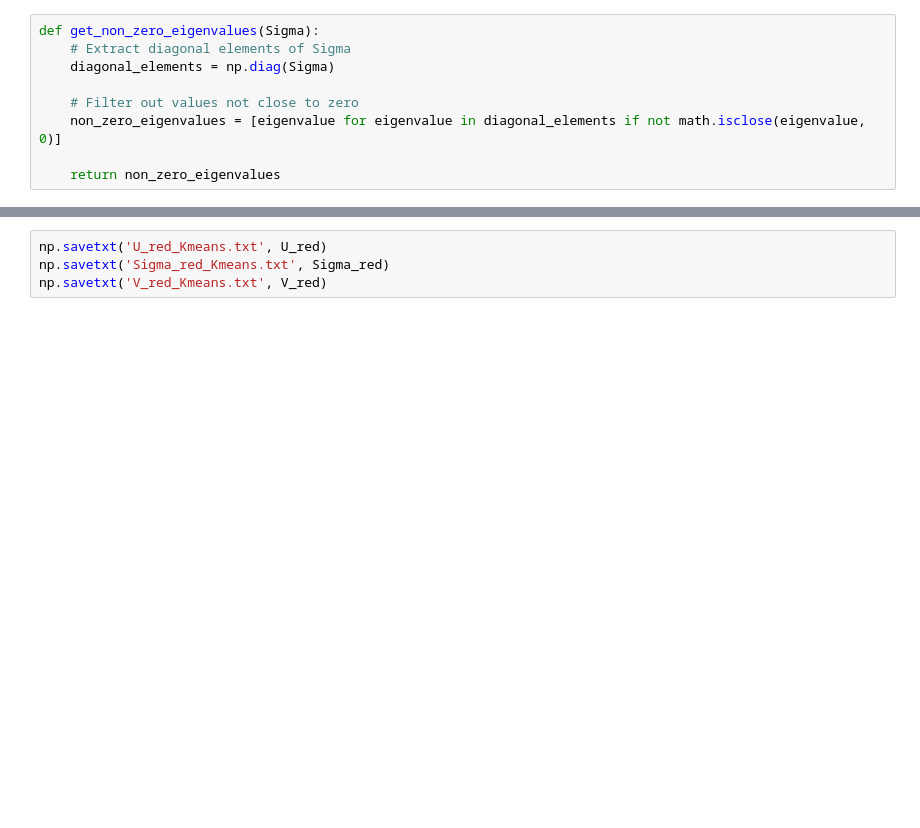
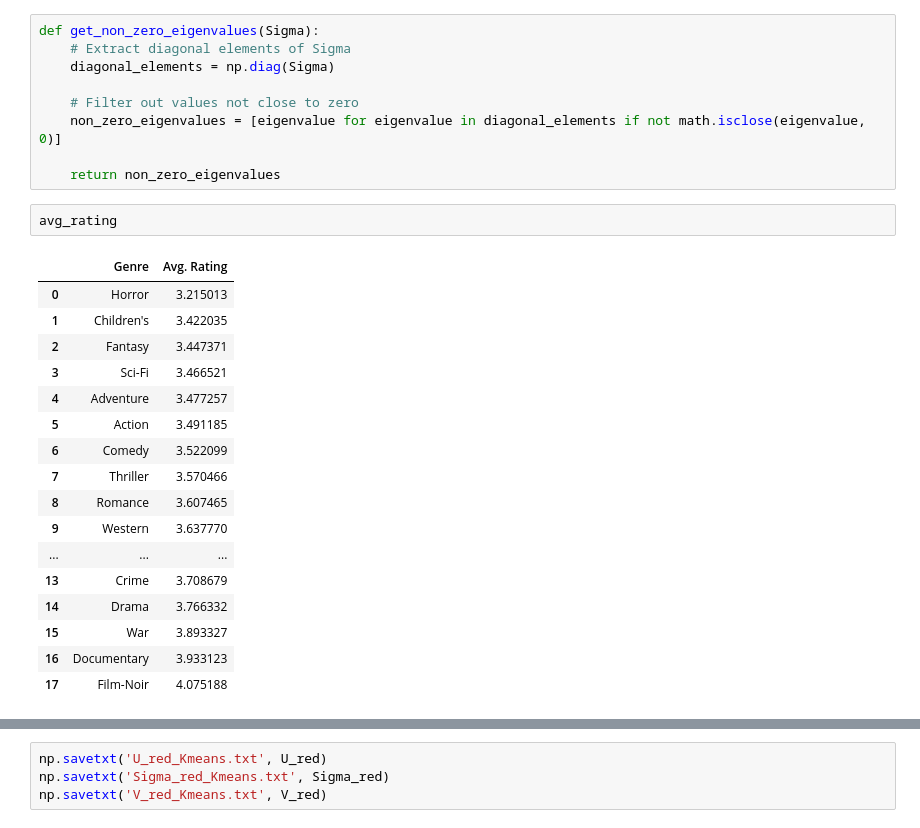
Before and after one commit to RecSys-The-Hood/MiniProject, a Jupyter notebook: SVD_Kmeans copy.ipynb, the cells around one changed output, grey strips where cells are left out. Drawn from its saved outputs; the diff is of its cells as text; blank space fills up the shorter version.

```diff
--- a/SVD_Kmeans copy.ipynb
+++ b/SVD_Kmeans copy.ipynb
@@ -95,4 +154,24 @@ def get_non_zero_eigenvalues(Sigma):
     non_zero_eigenvalues = [eigenvalue for eigenvalue in diagonal_elements if not math.isclose(eigenvalue, 0)]
 
     return non_zero_eigenvalues
+# %%
+avg_rating
+# %% [output]
+|  | Genre | Avg. Rating |
+| 0 | Horror | 3.215013 |
+| 1 | Children's | 3.422035 |
+| 2 | Fantasy | 3.447371 |
+| 3 | Sci-Fi | 3.466521 |
+| 4 | Adventure | 3.477257 |
+| 5 | Action | 3.491185 |
+| 6 | Comedy | 3.522099 |
+| 7 | Thriller | 3.570466 |
+| 8 | Romance | 3.607465 |
+| 9 | Western | 3.637770 |
+| ... | ... | ... |
+| 13 | Crime | 3.708679 |
+| 14 | Drama | 3.766332 |
+| 15 | War | 3.893327 |
+| 16 | Documentary | 3.933123 |
+| 17 | Film-Noir | 4.075188 |
 # %%
```
Also changed, not shown: parts of 20 cells of this notebook, 7 other files.
